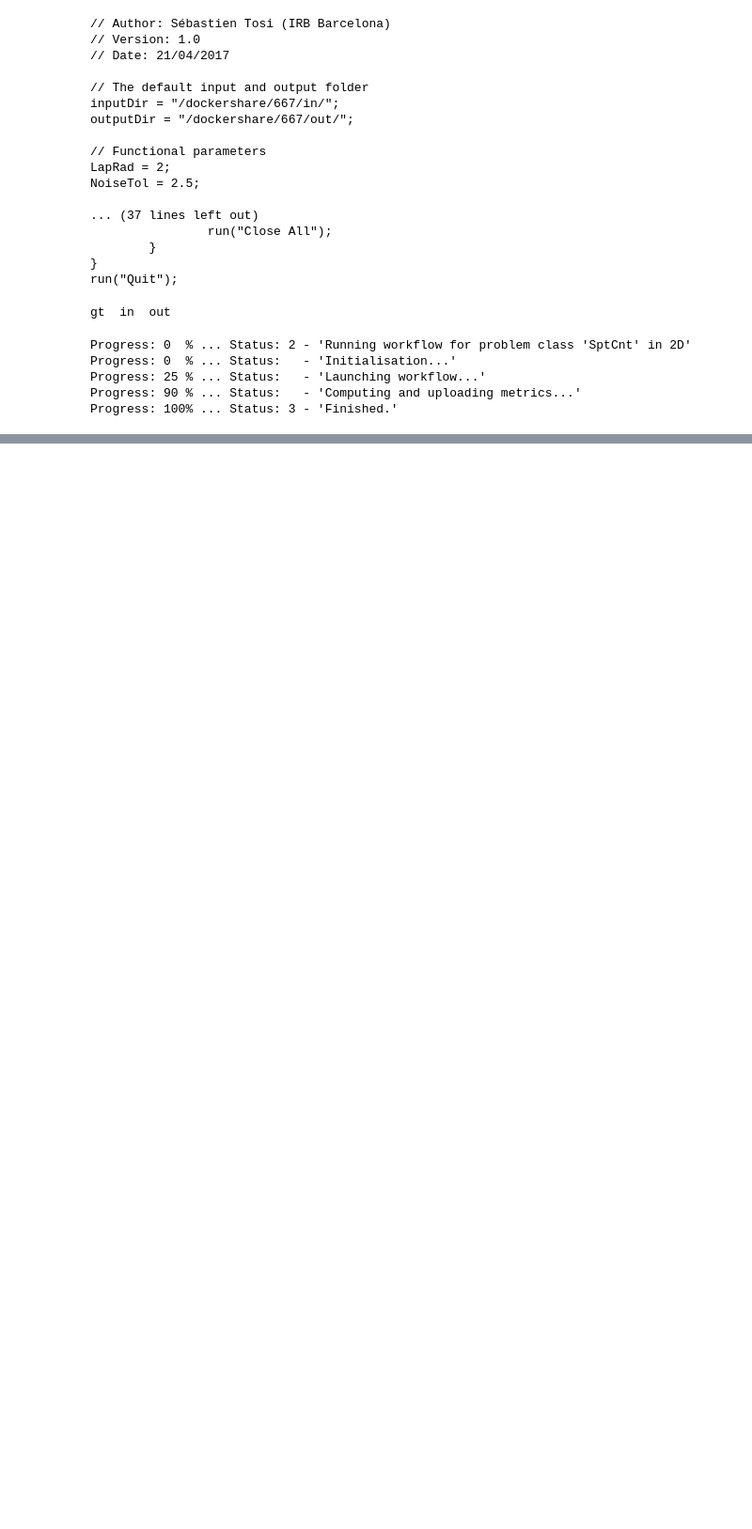
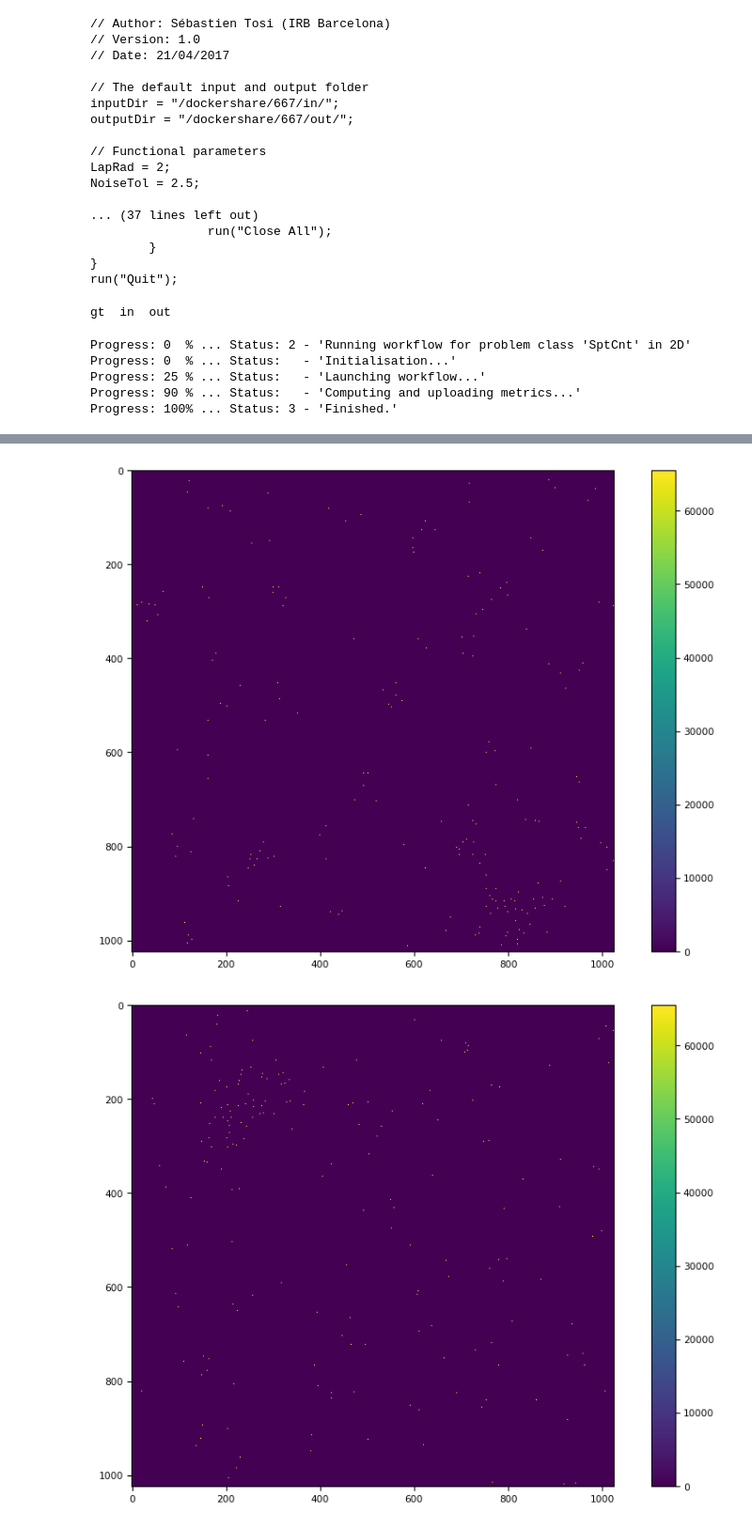
Before and after one commit to Neubias-WG5/-Jupyter_SpotDetection-IJ, a Jupyter notebook: 2d-spot-detection-ij.ipynb, the cells around one changed output, grey strips where cells are left out. Shown at 94% size. Saved outputs shown, nothing was run; the diff lists cells and outputs as text; code cells hidden in the pictures; blank space fills up the shorter version.

```diff
--- a/2d-spot-detection-ij.ipynb
+++ b/2d-spot-detection-ij.ipynb
@@ -80,0 +81,11 @@ drwxr-xr-x 1 jovyan root     4096 Oct 16 15:32 ..
+# %%
+files = [i.path for i in os.scandir(OUT_FOLDER) if i.is_file()]
+paths_sources = [i for i in files if ('.tif' in i) ]
+sources = []
+for path in paths_sources:
+    source = tifffile.imread(path)
+    tifffile.imshow(source)
+    sources.append(source)
+# %% [output]
+[figure, added]
+[figure, added]
```
Also changed, not shown: parts of 8 cells of this notebook.
